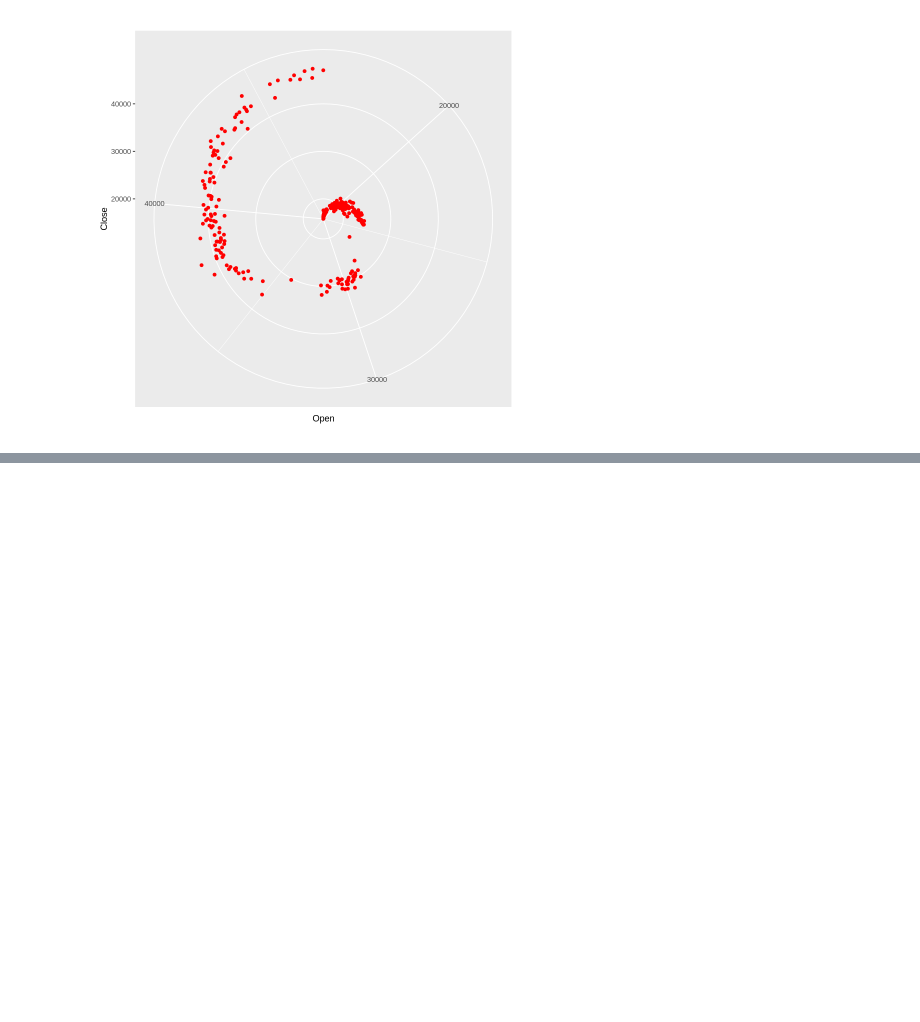
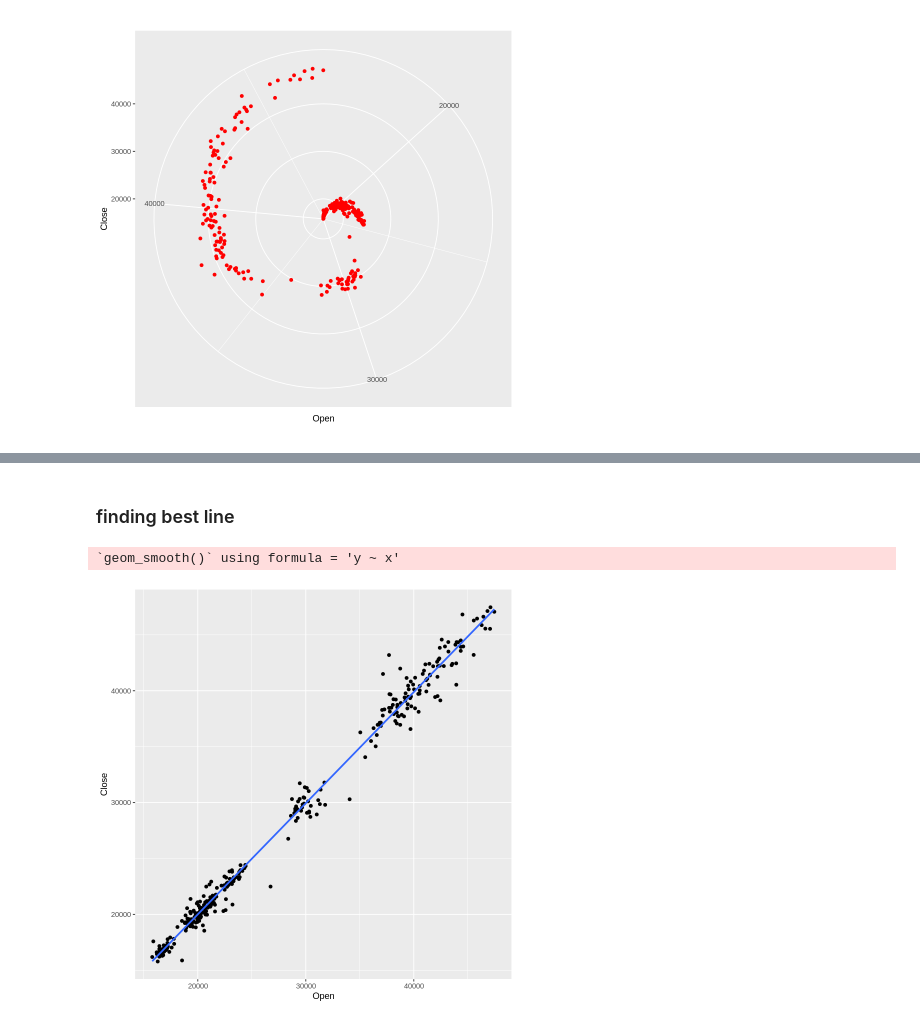
Before and after one commit to mehdisahraeei/analyzing_data_with_R, a Jupyter notebook: project/analyzing_data_with_R.ipynb, the cells around one changed output, grey strips where cells are left out. Cells and saved outputs as stored; diff of their text form; code cells hidden in the pictures; blank space fills up the shorter version.

```diff
--- a/project/analyzing_data_with_R.ipynb
+++ b/project/analyzing_data_with_R.ipynb
@@ -104,0 +113,9 @@ ggplot(df, aes(x = Open)) +
+# %% [markdown]
+### finding best line
+# %%
+ggplot(data = df, aes(x = Open, y = Close)) +
+  geom_point() +
+  geom_smooth(method = "lm", se = FALSE)
+# %% [output]
+`geom_smooth()` using formula = 'y ~ x'
+[figure, added]
```
Also changed, not shown: parts of 5 cells of this notebook.
